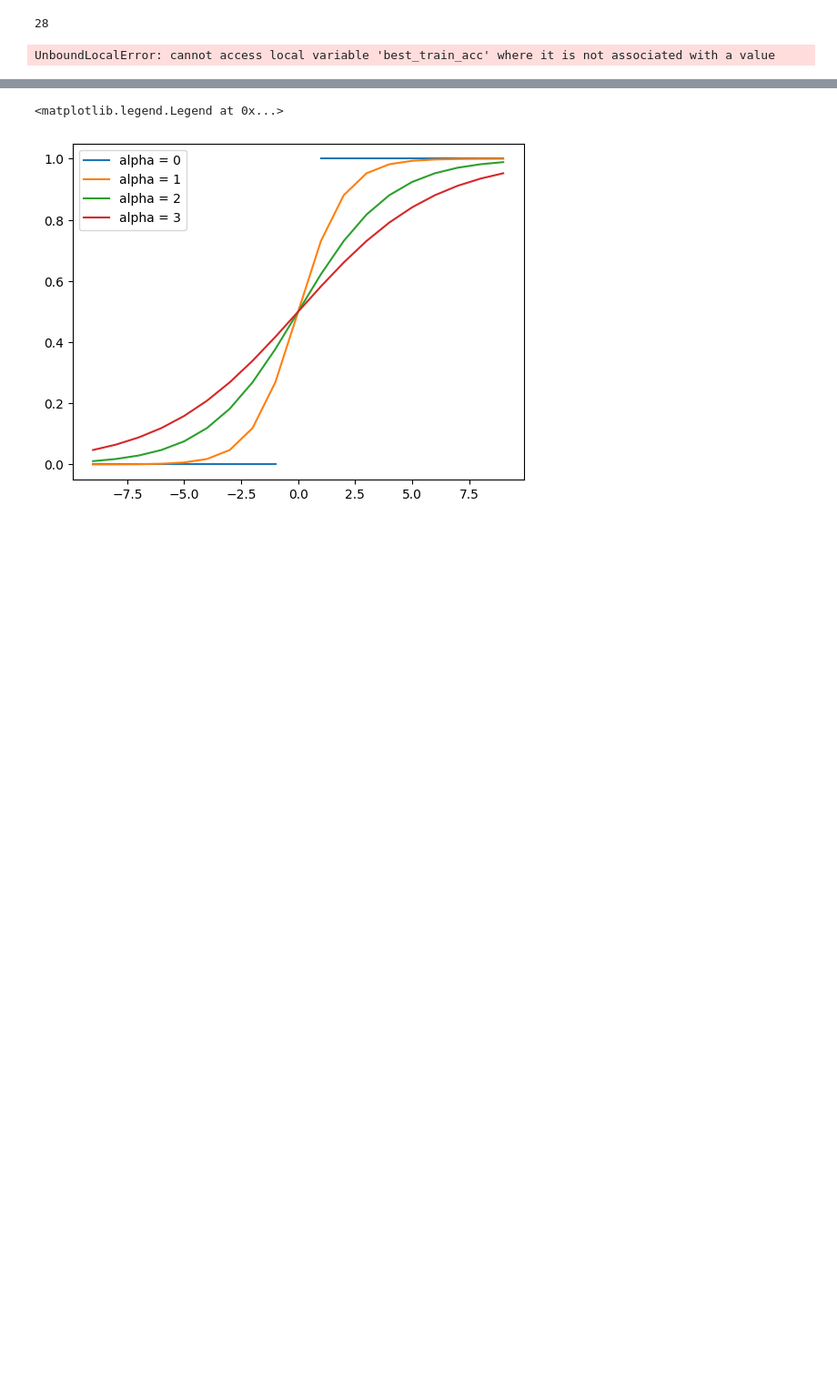
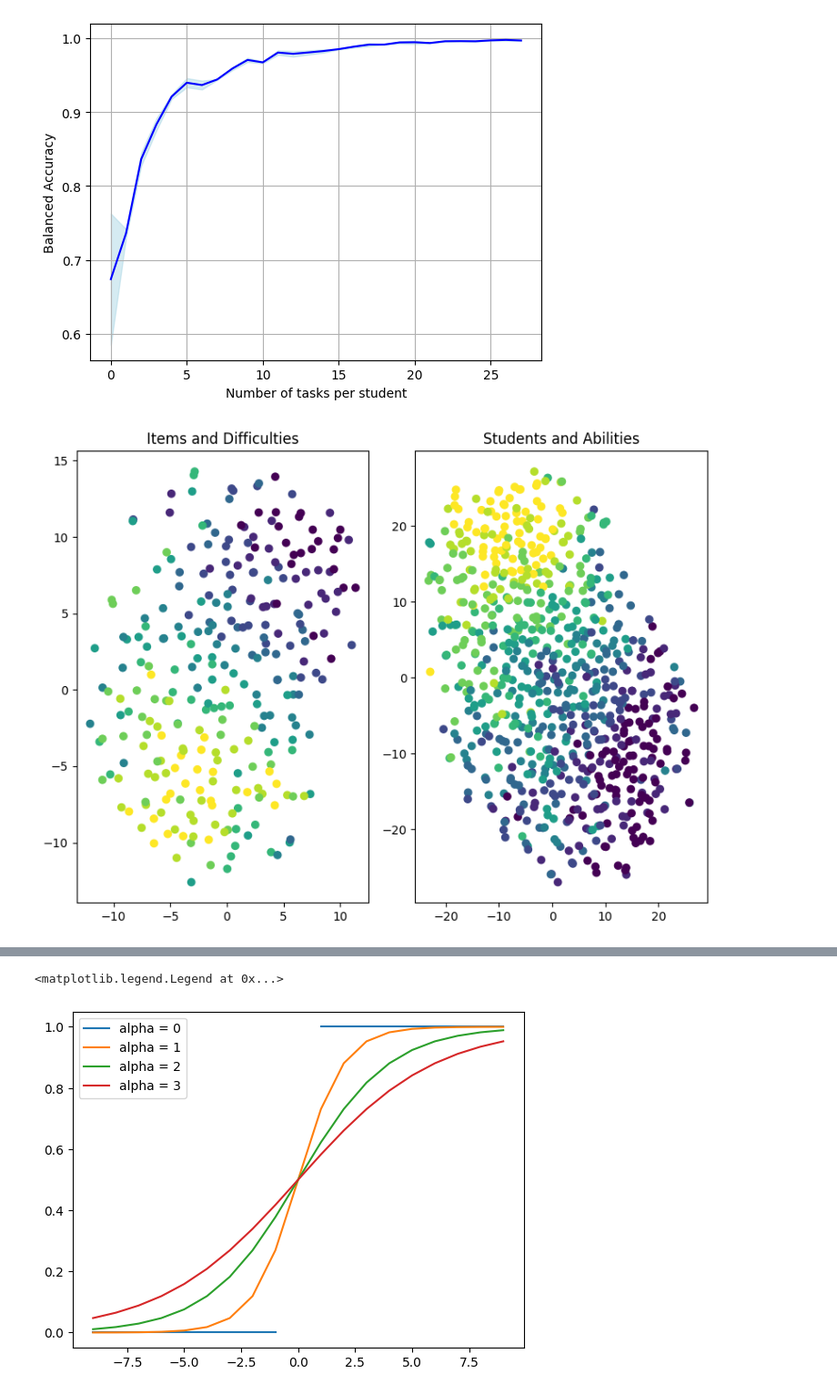
Before and after one commit to lisiq/Modelling-Students-Learning, a Jupyter notebook: plots_synthetic.ipynb, the cells around one changed output, grey strips where cells are left out. Shown at 91% size. Drawn from its saved outputs; the diff is of its cells as text; code cells hidden in the pictures; blank space fills up the shorter version.

Commit message:
Synthetic plots

```diff
--- a/plots_synthetic.ipynb
+++ b/plots_synthetic.ipynb
@@ -34,7 +37,7 @@ def line_plot_with_std(list_scores, fname):
     # Add some labels and a legend
     ax.set_xlabel('Index')
     ax.set_ylabel('Value')
-    ax.legend()
+    # ax.legend()
 
     # Show and save the plot
     plt.grid()
@@ -77,7 +113,11 @@ def synthetic_density_effect_runs(parameters,parameters_density, folder = 'synth
                 probabilistic = parameters['probabilistic'],
                 number_of_tasks_per_students_is_max=parameters['number_of_tasks_per_students_is_max'])
 
-            cv_out = perform_cross_validation(data, parameters)
+            cv_out = perform_cross_validation(data, parameters, save_embeddings=True)
+            embeddings = cv_out['embedding_0']
+            embeddings = {key:values.cpu().detach().numpy().tolist() for key, values in embeddings.items()}
+            student_ability = data['student'].ability.cpu().detach().view(-1).numpy().tolist()
+            item_difficulty = data['item'].difficulty.cpu().detach().view(-1).numpy().tolist()
             score = 0
             inner_list_scores = []
             for fold_n in range(parameters["n_splits"]):
@@ -90,6 +130,9 @@ def synthetic_density_effect_runs(parameters,parameters_density, folder = 'synth
     res_dict = dict(zip(n_tasks_per_student_list,scores))
     output_dict = {
         **parameters,
+        "embeddings":embeddings,
+        'student_ability':student_ability,
+        'item_difficulty':item_difficulty,
         "res_dict":res_dict,
         "list_scores":dict(zip(n_tasks_per_student_list,list_scores))
     }
@@ -99,20 +142,16 @@ def synthetic_density_effect_runs(parameters,parameters_density, folder = 'synth
 
     # save results
     line_plot_with_std(list_scores=list_scores, fname=fname)
+
+    # save embeddings
+    visualise_embeddings(output_dict, fname=fname)
-# %%
-len(list(range(
-        5,
-        280,
-        10)))
-# %% [output]
-28
 # %%
 parameters = {
     "hidden_dims": [16, 8],
     'model_type': "GNN",
     "df_name": "synthetic.salamoia",
     "method": "EdgeClassifier",
-    "epochs": 1,
+    "epochs": 10000,
     "learning_rate": 0.005,
     "weight_decay": 0,
     "dropout": 0.4,
@@ -135,14 +174,23 @@ parameters_density = {
     'number_of_tasks_per_students_is_max':None
 }
 # %%
-for probabilities in [0,1]:
-    for error_proness_denom in [1,2,3]:
-        for number_of_tasks_per_students_is_max in [0,1]:
-            parameters_density['probabilistic'] = probabilities
-            parameters_density['error_proness_denom'] = error_proness_denom
-            parameters_density['number_of_tasks_per_students_is_max'] = number_of_tasks_per_students_is_max
+for probabilities in [1]:
+    for error_proness_denom in [0,1,2]:
+        if error_proness_denom == 0:
+            parameters_density['probabilistic'] = 0
+            # parameters_density['error_proness_denom'] = error_proness_denom
+            parameters_density['number_of_tasks_per_students_is_max'] = 1#number_of_tasks_per_students_is_max
             synthetic_density_effect_runs(parameters=parameters,
                                           parameters_density=parameters_density,
                                           )
+        else:
+            for number_of_tasks_per_students_is_max in [1]:
+                parameters_density['probabilistic'] = probabilities
+                parameters_density['error_proness_denom'] = error_proness_denom
+                parameters_density['number_of_tasks_per_students_is_max'] = 1#number_of_tasks_per_students_is_max
+                synthetic_density_effect_runs(parameters=parameters,
+                                            parameters_density=parameters_density,
+                                            )
 # %% [output]
-UnboundLocalError: cannot access local variable 'best_train_acc' where it is not associated with a value
+[figure, added]
+[figure, added]
```
Also changed, not shown: parts of 3 cells of this notebook, 23 other files.
